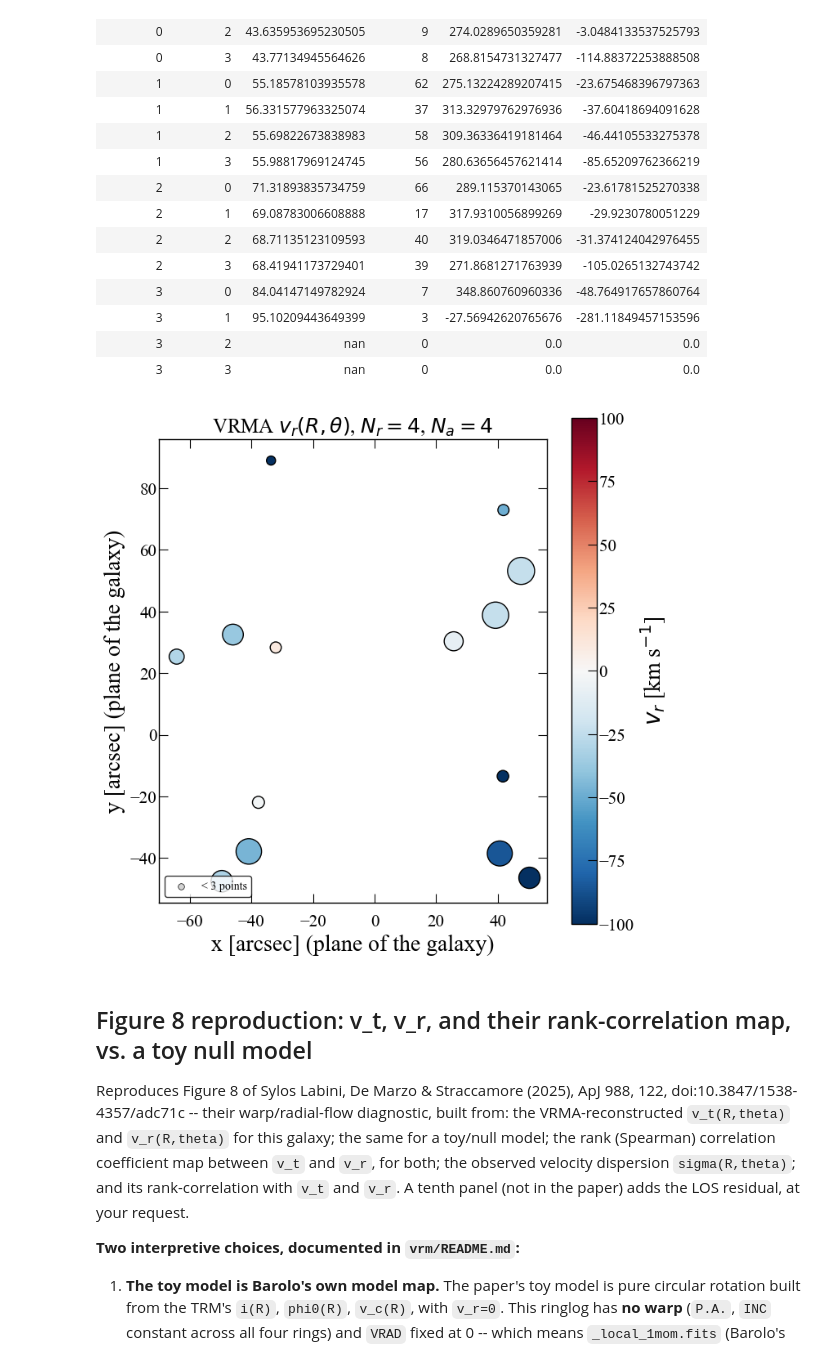
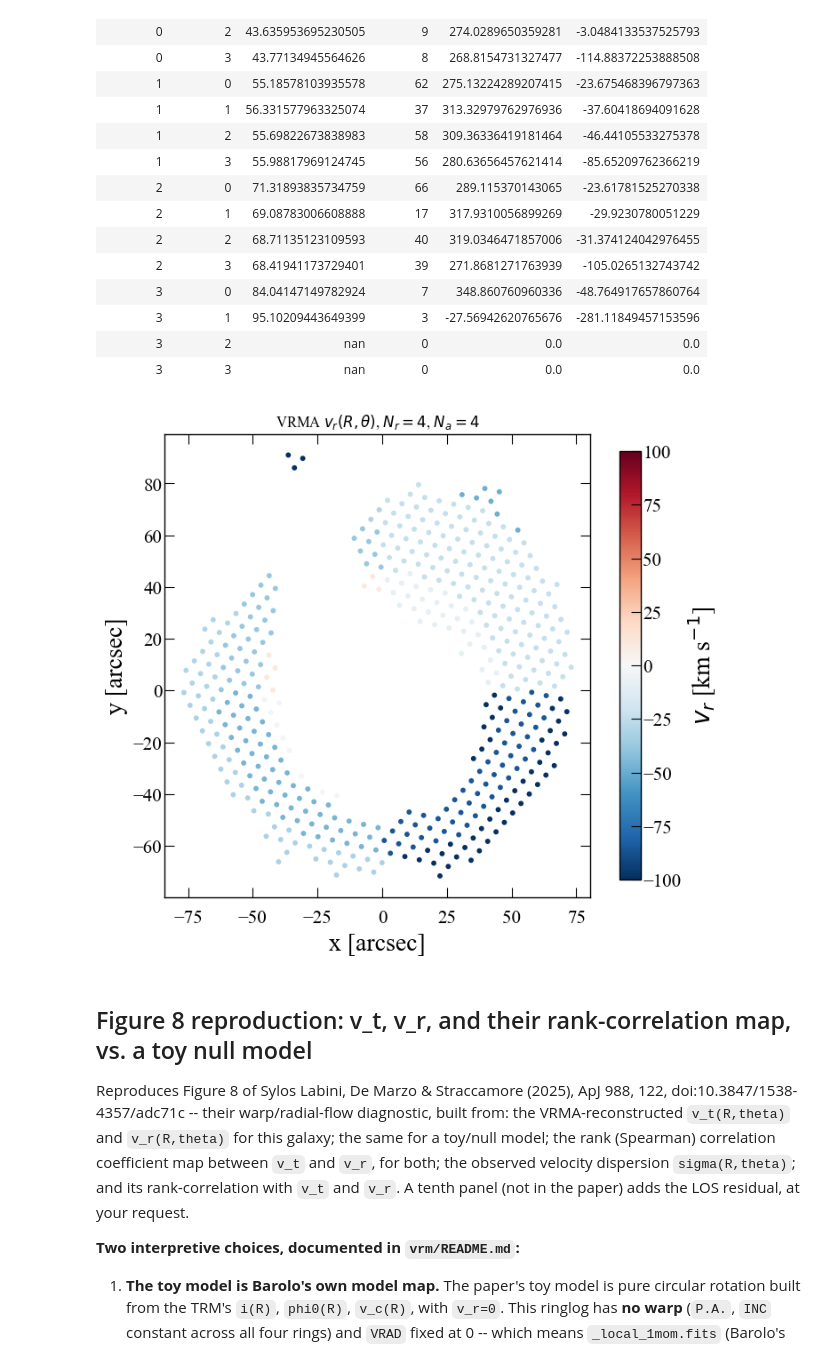
Before and after one commit to Suvajit-Sardar/SM_harmonic_fit, a Jupyter notebook: vrm_pipeline.ipynb, the cells around one changed output. Saved outputs shown, nothing was run; the diff lists cells and outputs as text; code cells hidden in the pictures.

```diff
--- a/vrm_pipeline.ipynb
+++ b/vrm_pipeline.ipynb
@@ -169,33 +169,43 @@ Table length=16
 | 3 | 1 | 95.10209443649399 | 3 | -27.56942620765676 | -281.11849457153596 |
 | 3 | 2 | nan | 0 | 0.0 | 0.0 |
 | 3 | 3 | nan | 0 | 0.0 | 0.0 |
-# %%
-# Maps in this paper are plotted in the (deprojected) plane of the galaxy,
-# i.e. Cartesian x = R*cos(theta), y = R*sin(theta) -- a face-on view -- not
-# on polar axes.
-x2 = np.asarray(t2["r_arcsec_mean"]) * np.cos(np.asarray(t2["theta_mean"]))
-y2 = np.asarray(t2["r_arcsec_mean"]) * np.sin(np.asarray(t2["theta_mean"]))
-reliable = np.asarray(t2["n_points"]) >= 3
-marginal = (np.asarray(t2["n_points"]) > 0) & ~reliable
-
-fig, ax = plt.subplots(figsize=(7.5, 7.5))
-
-ax.scatter(x2[marginal], y2[marginal],
-           s=30, c="lightgray", edgecolor="black", linewidth=0.5, zorder=2, label="< 3 points")
-sc = ax.scatter(x2[reliable], y2[reliable],
-                 c=t2["v_r"][reliable], s=40 + 8 * t2["n_points"][reliable],
-                 cmap="RdBu_r", vmin=-100, vmax=100, edgecolor="black", zorder=3)
-
-fig.colorbar(sc, ax=ax, label=r"$v_r$ [km s$^{-1}$]")
-ax.legend(loc="lower left", fontsize=10)
-ax.set_xlabel("x [arcsec] (plane of the galaxy)")
-ax.set_ylabel("y [arcsec] (plane of the galaxy)")
-ax.set_aspect("equal")
-ax.set_title("VRMA $v_r(R,\\theta)$, $N_r=4$, $N_a=4$")
-fig.tight_layout()
-None
-# %% [output]
-[figure, removed]
+# %%
+def _map_panel(ax, result, field, cmap, vlim, title, cbar_label, min_points=3):
+    # A *map*: every good pixel plotted at its own (x, y) in the deprojected
+    # plane of the galaxy (x = R*cos(theta), y = R*sin(theta)), colored by
+    # its VRMA cell's fitted value -- not one point per cell at the cell's
+    # mean position. Pixels whose cell has fewer than `min_points` points
+    # are shown in gray rather than colored by an unreliable estimate.
+    t = result["table"]
+    x, y = result["x_arcsec"], result["y_arcsec"]
+    cell_index = result["cell_index"]
+    n_points = np.asarray(t["n_points"])
+    vals_per_cell = np.asarray(t[field], dtype=float)
+
+    in_cell = cell_index >= 0
+    idx = np.clip(cell_index, 0, None)
+    pixel_vals = np.where(in_cell, vals_per_cell[idx], np.nan)
+    reliable = in_cell & (n_points[idx] >= min_points) & np.isfinite(pixel_vals)
+
+    ax.scatter(x[in_cell & ~reliable], y[in_cell & ~reliable],
+               s=10, c="lightgray", edgecolor="none", zorder=2)
+    sc = ax.scatter(x[reliable], y[reliable], c=pixel_vals[reliable],
+                     cmap=cmap, vmin=vlim[0], vmax=vlim[1], s=18, edgecolor="none", zorder=3)
+    ax.set_title(title, fontsize=12)
+    ax.set_xlabel("x [arcsec]")
+    ax.set_ylabel("y [arcsec]")
+    ax.set_aspect("equal")
+    plt.colorbar(sc, ax=ax, fraction=0.045, pad=0.06, label=cbar_label)
+    return sc
+
+
+fig, ax = plt.subplots(figsize=(7.5, 7.5))
+_map_panel(ax, result_vrma, "v_r", "RdBu_r", (-100, 100),
+           "VRMA $v_r(R,\\theta)$, $N_r=4$, $N_a=4$", r"$v_r$ [km s$^{-1}$]")
+fig.tight_layout()
+None
+# %% [output]
+[figure, added]
 # %% [markdown]
 ## Figure 8 reproduction: v_t, v_r, and their rank-correlation map, vs. a toy null model
 
```
Also changed, not shown: parts of 3 cells of this notebook, 2 other files.
